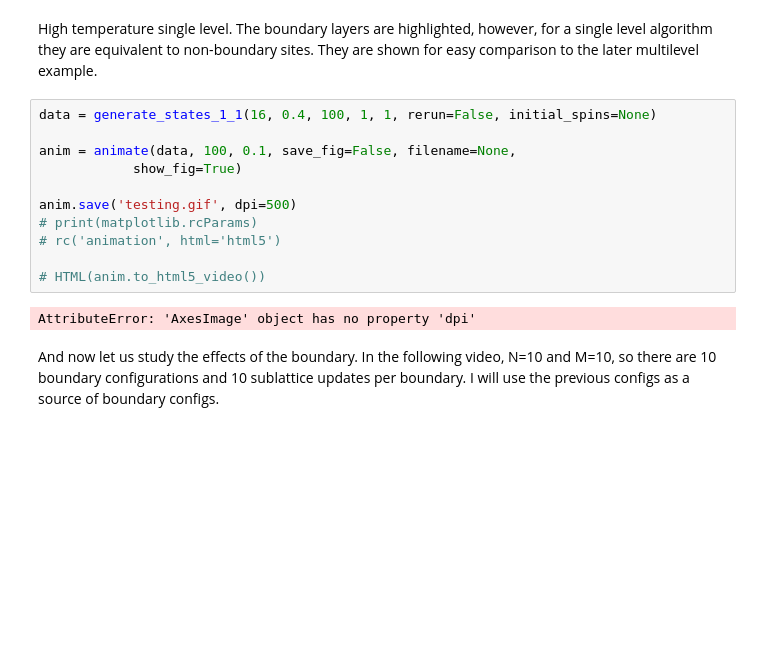
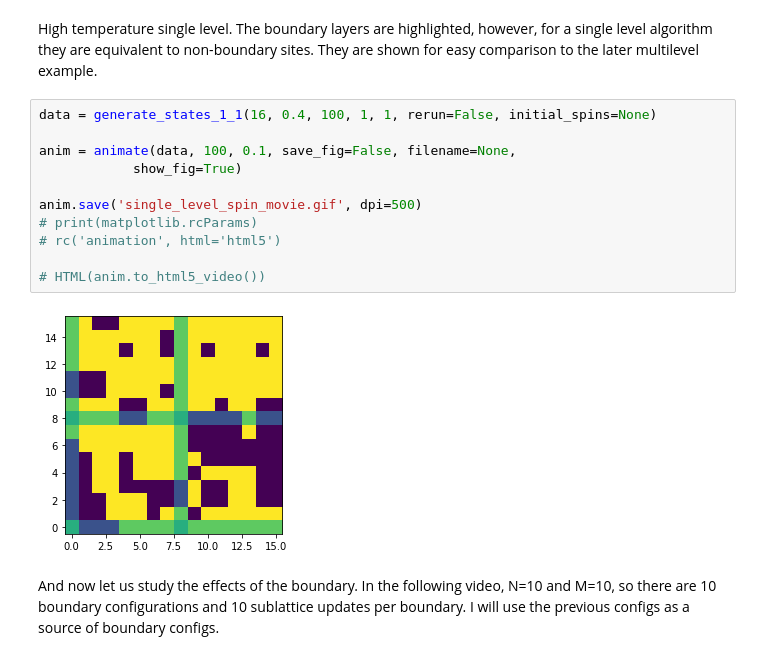
Before and after one commit to BenKMorley/Multilevel_notebook, a Jupyter notebook: Multilevel_Ising.ipynb, the cells around one changed output. Drawn from its saved outputs; the diff is of its cells as text; blank space fills up the shorter version.

```diff
--- a/Multilevel_Ising.ipynb
+++ b/Multilevel_Ising.ipynb
@@ -439,16 +439,16 @@ High temperature single level. The boundary layers are highlighted, however, for
 # %%
 data = generate_states_1_1(16, 0.4, 100, 1, 1, rerun=False, initial_spins=None)
 
 anim = animate(data, 100, 0.1, save_fig=False, filename=None,
             show_fig=True)
 
-anim.save('testing.gif', dpi=500)
+anim.save('single_level_spin_movie.gif', dpi=500)
 # print(matplotlib.rcParams)
 # rc('animation', html='html5')
 
 # HTML(anim.to_html5_video())
 # %% [output]
-AttributeError: 'AxesImage' object has no property 'dpi'
+[figure, added]
 # %% [markdown]
 And now let us study the effects of the boundary. In the following video, N=10 and M=10, so there are 10 boundary configurations and 10 sublattice updates per boundary. I will use the previous configs as a source of boundary configs.
 # %%
```
Also changed, not shown: parts of 1 cell of this notebook, 1 other file.
